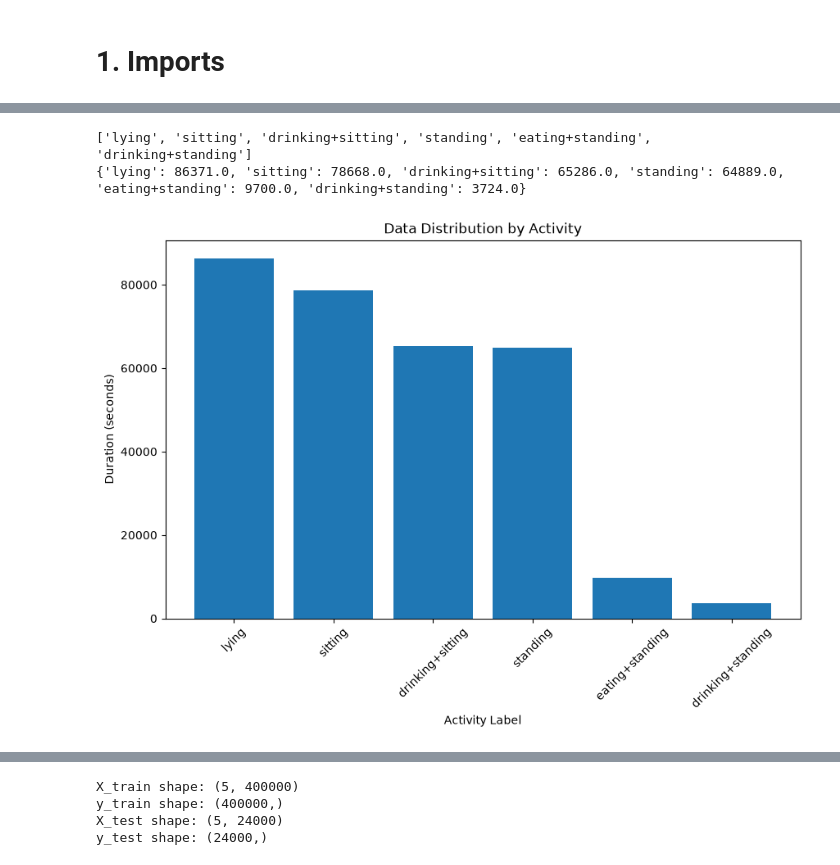
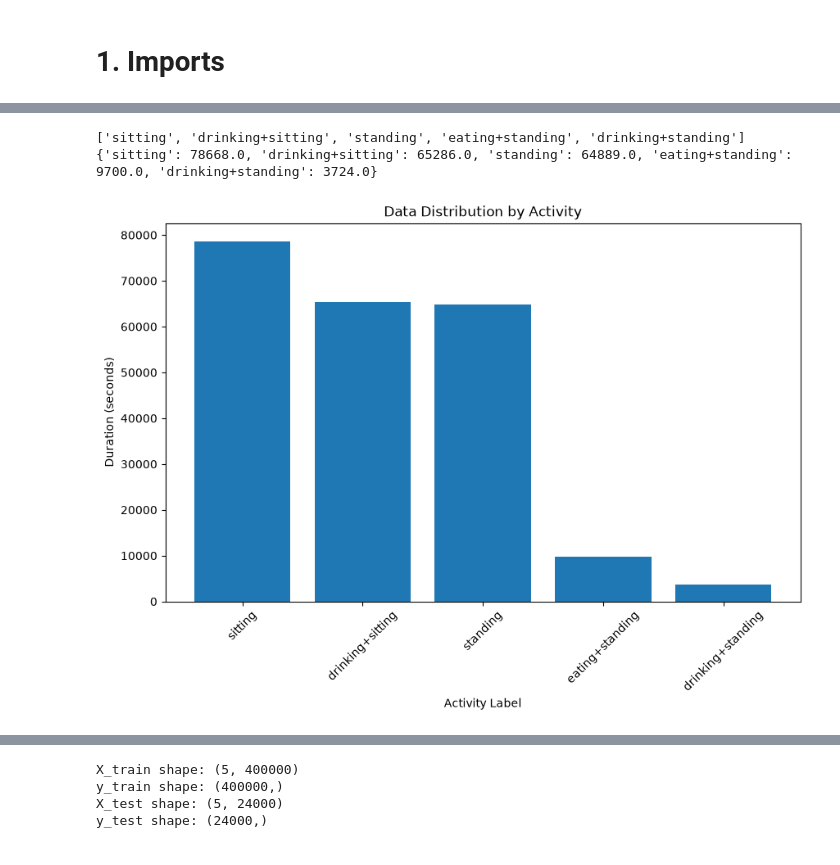
Before and after one commit to jgers32/v2-RECOVER, a Jupyter notebook: main_recover_with_qpma_ae_online.ipynb, the cells around one changed output, grey strips where cells are left out. Drawn from its saved outputs; the diff is of its cells as text; code cells hidden in the pictures.

```diff
--- a/main_recover_with_qpma_ae_online.ipynb
+++ b/main_recover_with_qpma_ae_online.ipynb
@@ -51,49 +51,48 @@ crate8_geophones = {"GEOSCOPE_SENSOR_20", "GEOSCOPE_SENSOR_21", "GEOSCOPE_SENSOR
 crate9 = pd.read_csv('v2_data/crate_09_4-29-2022.csv')
 crate9_geophones = {"GEOSCOPE_SENSOR_10", "GEOSCOPE_SENSOR_11", "GEOSCOPE_SENSOR_12", "GEOSCOPE_SENSOR_13", "GEOSCOPE_SENSOR_14"}
 # %%
-# mimic jeongmin's approach: subsets based on activity label + vizualize the different labels
+# mimic jeongmin's approach: subsets based on activity label + vizualize the different labels (& at various durations)
+# jeongmin classes: drinking, eating, sitting, standing
 
-# available labels in crate8
-labels = crate8['activity_label'].unique()
-#print(labels) # ['lying' 'Idle' 'sitting' 'drinking+sitting' 'standing' 'eating+standing' 'drinking+standing' nan]
+labels = crate8['activity_label'].unique() # data annotations: ['lying' 'Idle' 'sitting' 'drinking+sitting' 'standing' 'eating+standing' 'drinking+standing' nan]
 
-# dropping nan and Idle labels, since we want activities that have vibration data associated with them
-labels = [label for label in labels if pd.notna(label) and label != 'Idle']
-print(labels) # ['lying', 'sitting', 'drinking+sitting', 'standing', 'eating+standing', 'drinking+standing']
+# dropping nan, Idle, and Lying labels, since we want activities that have vibration data associated with them
+labels = [label for label in labels if pd.notna(label) and label != 'Idle' and label != 'lying']
+print(labels) # ['sitting', 'drinking+sitting', 'standing', 'eating+standing', 'drinking+standing']
 
 # getting the average duration for each activity label in crate8
 activity_durations = {}
 for label in labels:
     if pd.isna(label):
         continue
     label_data = crate8[crate8['activity_label'] == label]
     timestamps = pd.to_datetime(
         label_data["timestamp"],
         errors="coerce",
         utc=True,
     ).dropna()
 
     if timestamps.empty:
         duration = 0.0
     else:
         duration = (
             timestamps.max() - timestamps.min()
         ).total_seconds()
     activity_durations[label] = duration
 
-print(activity_durations)
+print(activity_durations) # {'sitting': 78668.0, 'drinking+sitting': 65286.0, 'standing': 64889.0, 'eating+standing': 9700.0, 'drinking+standing': 3724.0}
 
 # visualize data distribution for each activity label in crate8
 import matplotlib.pyplot as plt
 
 plt.figure(figsize=(10, 6))
 plt.bar(activity_durations.keys(), activity_durations.values())
 plt.xlabel('Activity Label')
 plt.ylabel('Duration (seconds)')
 plt.title('Data Distribution by Activity')
 plt.xticks(rotation=45)
 plt.show()
 # %% [output]
-['lying', 'sitting', 'drinking+sitting', 'standing', 'eating+standing', 'drinking+standing']
-{'lying': 86371.0, 'sitting': 78668.0, 'drinking+sitting': 65286.0, 'standing': 64889.0, 'eating+standing': 9700.0, 'drinking+standing': 3724.0}
+['sitting', 'drinking+sitting', 'standing', 'eating+standing', 'drinking+standing']
+{'sitting': 78668.0, 'drinking+sitting': 65286.0, 'standing': 64889.0, 'eating+standing': 9700.0, 'drinking+standing': 3724.0}
-[figure, old version]
+[figure, new version]
```
Also changed, not shown: parts of 25 cells of this notebook, 2 other files.
